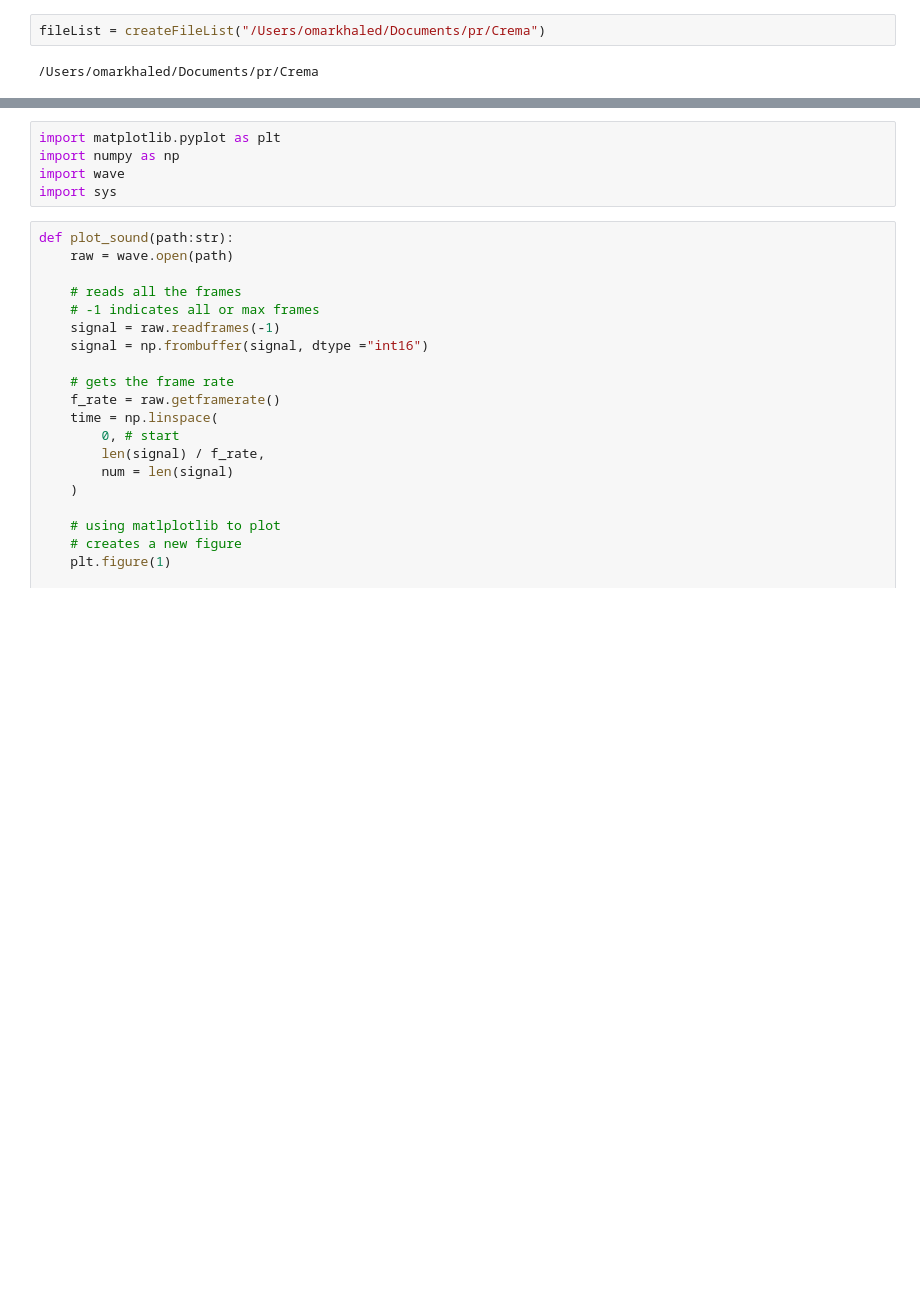
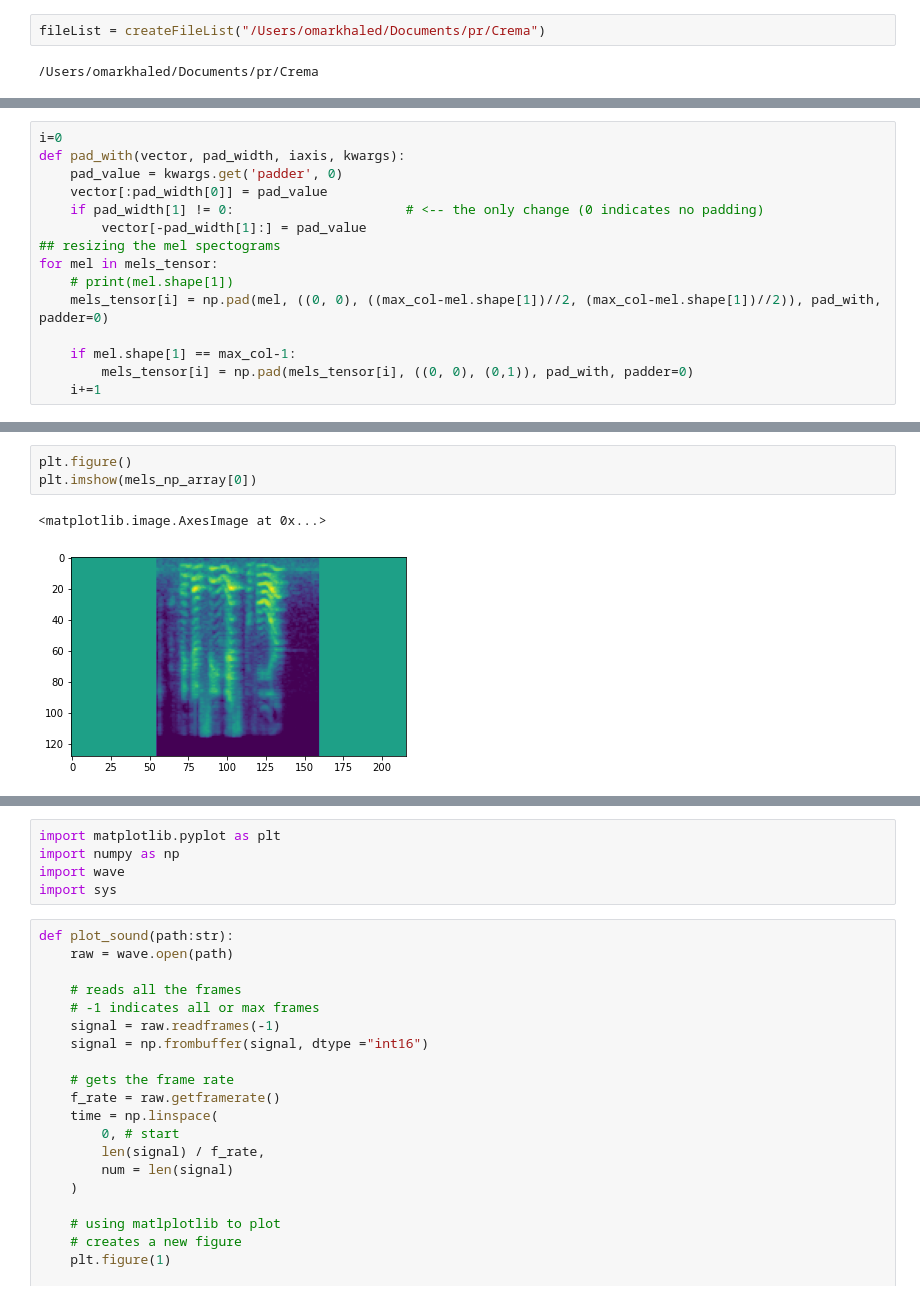
Before and after one commit to omarkhaled99/speech_emotion_recognition, a Jupyter notebook: PR_assignment3-3.ipynb, the cells around one changed output, grey strips where cells are left out. Saved outputs shown, nothing was run; the diff lists cells and outputs as text; blank space fills up the shorter version.

```diff
--- a/PR_assignment3-3.ipynb
+++ b/PR_assignment3-3.ipynb
@@ -112,0 +87,15 @@ NameError: name 'mels_tensor' is not defined
+# %%
+i=0
+def pad_with(vector, pad_width, iaxis, kwargs):
+    pad_value = kwargs.get('padder', 0)
+    vector[:pad_width[0]] = pad_value
+    if pad_width[1] != 0:                      # <-- the only change (0 indicates no padding)
+        vector[-pad_width[1]:] = pad_value
+## resizing the mel spectograms
+for mel in mels_tensor:
+    # print(mel.shape[1])
+    mels_tensor[i] = np.pad(mel, ((0, 0), ((max_col-mel.shape[1])//2, (max_col-mel.shape[1])//2)), pad_with, padder=0)
+
+    if mel.shape[1] == max_col-1:
+        mels_tensor[i] = np.pad(mels_tensor[i], ((0, 0), (0,1)), pad_with, padder=0)
+    i+=1
@@ -112,0 +108,6 @@ NameError: name 'mels_tensor' is not defined
+# %%
+plt.figure()
+plt.imshow(mels_np_array[0])
+# %% [output]
+<matplotlib.image.AxesImage at 0x...>
+[figure, added]
```
Also changed, not shown: parts of 36 cells of this notebook.
